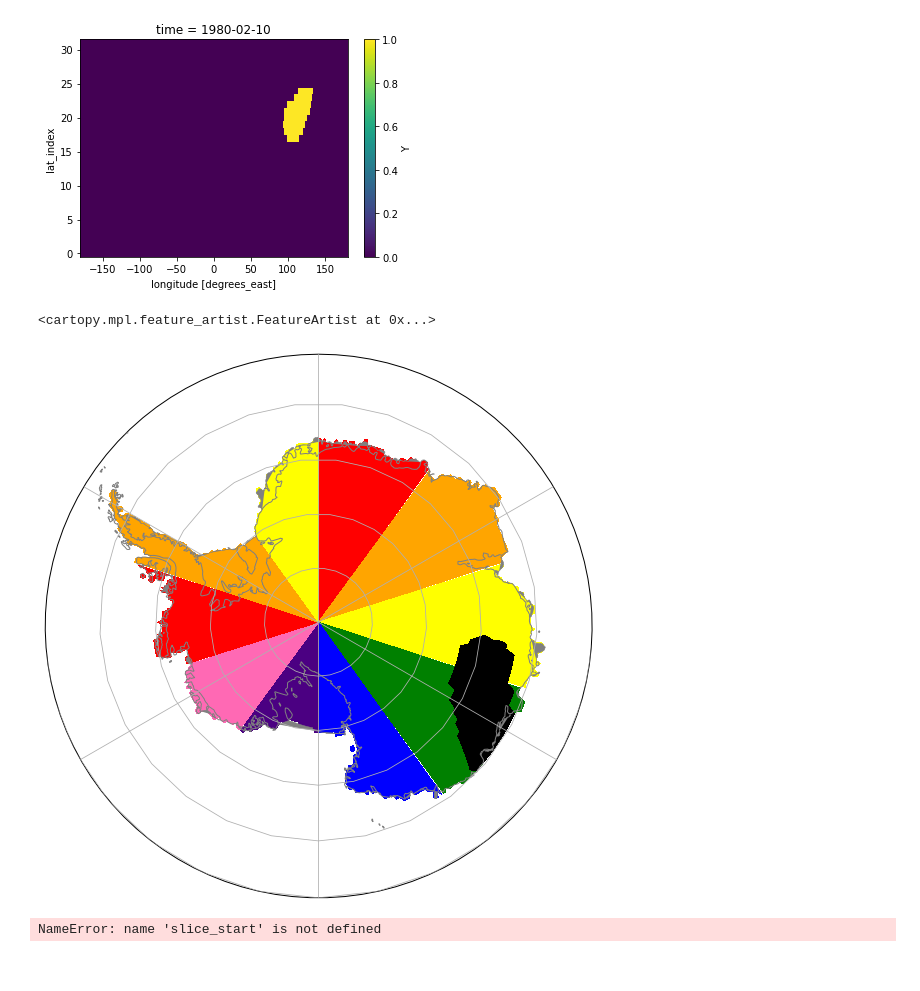
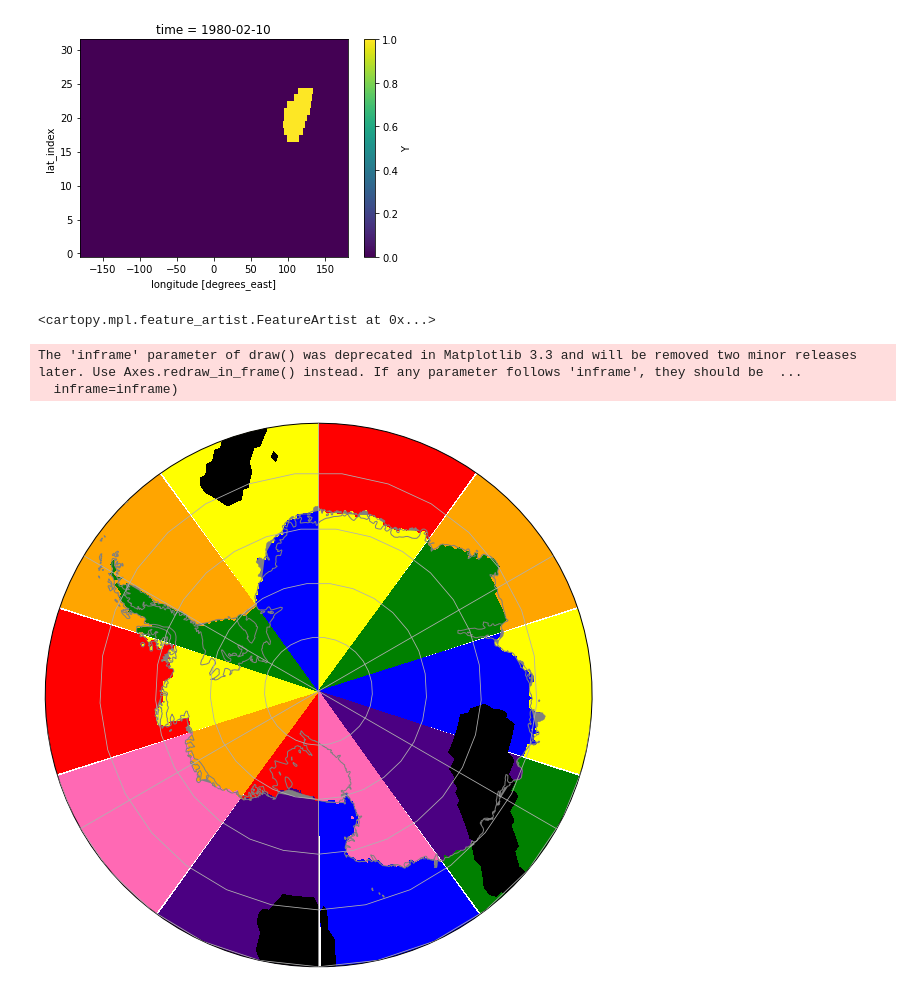
Before and after one commit to rlbaiman/AntarcticAR_ML, a Jupyter notebook: Make_Y_data/Make_CNN_Y_data.ipynb, the cells around one changed output. Saved outputs shown, nothing was run; the diff lists cells and outputs as text; code cells hidden in the pictures.

```diff
--- a/Make_Y_data/Make_CNN_Y_data.ipynb
+++ b/Make_Y_data/Make_CNN_Y_data.ipynb
@@ -12,0 +17,18 @@ import matplotlib.path as mpath
+# %%
+# slice_start = np.array([0, 30, 60, 90, 120, 150, -180, -150, -120, -90, -60, -30])
+slice_start = np.array([0, 36, 72, 108, 144, -180 ,-144, -108, -72,-36])
+
+slice_end = slice_start + 36
+# %%
+list_results_land = []
+list_results_ocean = []
+for s in range(len(slice_start)):
+    sl = y_data.sel(lon = slice(slice_start[s], slice_end[s]))
+    sl_land = xr.where(sl.Y.isin([1100, 1101, 1110, 1111]),1, 0).resample(time = '12H').max()
+    sl_ocean = xr.where(sl.Y.isin([100, 101, 110, 111]),1, 0).resample(time = '12H').max()
+
+
+    list_results_land.append(sl_land.sum(dim = ('lat_index','lon')))
+    list_results_ocean.append(sl_ocean.sum(dim = ('lat_index','lon')))
+ar_data_land = np.vstack(list_results_land)
+ar_data_ocean = np.vstack(list_results_ocean)
@@ -15,6 +44,7 @@ year = 1980
 data = xr.open_mfdataset('/pl/active/ATOC_SynopticMet/data/ar_data/Research3/Data/Y_labels_AR_PRECSN_T/'+str(year)).isel(time = slice(100,200))
 data = data.load()
 # %%
-## only label landfalling AR
-data['Y'] = xr.where(data.Y.isin([1100, 1101, 1110, 1111]),1, 0)
+## only AR
+data_land = xr.where(data.Y.isin([1100, 1101, 1110, 1111]),1, 0)
+data_ocean = xr.where(data.Y.isin([100, 101, 110, 111]),1, 0)
 # %%
@@ -38,35 +68,34 @@ slice_start = np.array([0, 36, 72, 108, 144, -180 ,-144, -108, -72,-36])
 slice_end = slice_start + 36
 colors = ['red', 'orange','yellow', 'green','blue', 'indigo', 'hotpink',
           'red', 'orange','yellow', 'green','blue', 'indigo', 'hotpink',
+         'red', 'orange','yellow', 'green','blue', 'indigo', 'hotpink',
          'red', 'orange','yellow', 'green','blue', 'indigo', 'hotpink']
 # %%
 fig, ax=plt.subplots(ncols=1,nrows=1,figsize=(10,10),subplot_kw={'projection': ccrs.SouthPolarStereo(central_longitude=0)})
 
 
 ax.set_extent([-180, 180, -90, -60], ccrs.PlateCarree())
 theta = np.linspace(0, 2*np.pi, 100)
 center, radius = [0.5, 0.5], 0.5
 verts = np.vstack([np.sin(theta), np.cos(theta)]).T
 circle = mpath.Path(verts * radius + center)
 ax.set_boundary(circle, transform=ax.transAxes)
 grid=ax.gridlines(zorder = 20)
 grid.n_steps=30
 
 for s in range(len(slice_start)):
     slice_data = basins.sel(lon  = slice(slice_start[s], slice_end[s]))
-    ax.contourf(slice_data.lon, slice_data.lat, slice_data.values ,cmap = ListedColormap(['none', colors[s]]), transform=ccrs.PlateCarree())
+    ax.contourf(slice_data.lon, slice_data.lat, slice_data.values ,cmap = ListedColormap(['none', colors[s+2]]), transform=ccrs.PlateCarree())
 
-ax.contourf(data.lon, data.lat, data.isel(time = 60).Y,cmap = ListedColormap(['none', 'black']), transform=ccrs.PlateCarree())
+    ax.contourf(slice_data.lon, slice_data.lat, xr.where(slice_data == True, 0, 1) ,cmap = ListedColormap(['none', colors[s]]), transform=ccrs.PlateCarree())
+
+ax.contourf(data_land.lon, data_land.lat, data_land.isel(time = 60),cmap = ListedColormap(['none', 'black']), transform=ccrs.PlateCarree())
+ax.contourf(data_ocean.lon, data_ocean.lat, data_ocean.isel(time = 60),cmap = ListedColormap(['none', 'black']), transform=ccrs.PlateCarree())
 
 ax.coastlines(resolution='50m', color = 'grey',linewidth = 1,zorder = 11)
 ax.add_feature(ice_shelf_line, color = 'grey', linewidth = .5,zorder = 11)
 # %% [output]
 <cartopy.mpl.feature_artist.FeatureArtist at 0x...>
+The 'inframe' parameter of draw() was deprecated in Matplotlib 3.3 and will be removed two minor releases later. Use Axes.redraw_in_frame() instead. If any parameter follows 'inframe', they should be  ...
+  inframe=inframe)
-[figure, old version]
+[figure, new version]
-# %%
-list_results = []
-for s in range(len(slice_start)):
-    list_results.append(data.sel(lon = slice(slice_start[s], slice_end[s])).Y.sum(dim = ('lat_index','lon')))
-ar_data = np.vstack(list_results)
-# %% [output]
-NameError: name 'slice_start' is not defined
```
Also changed, not shown: parts of 10 cells of this notebook, 7 other files.
